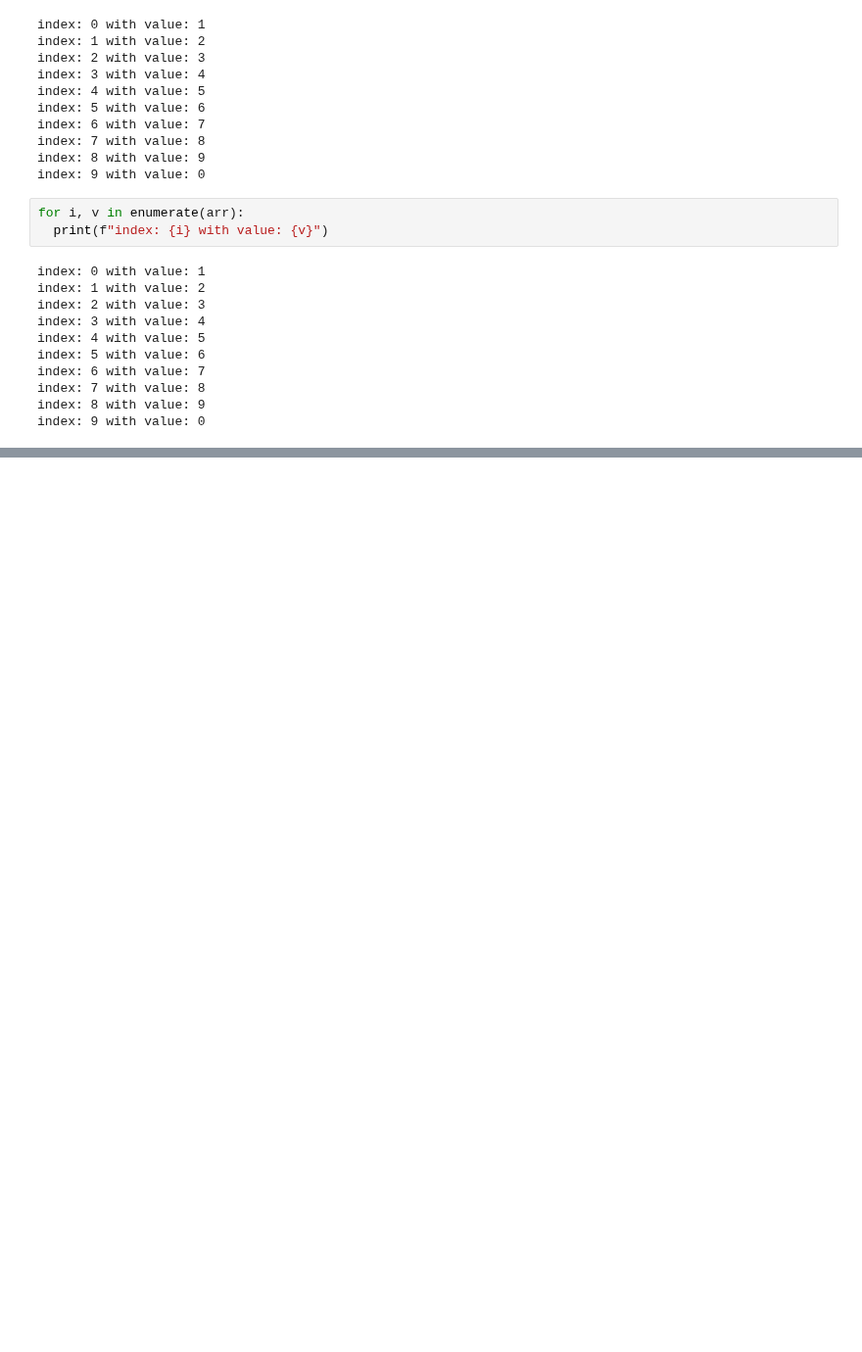
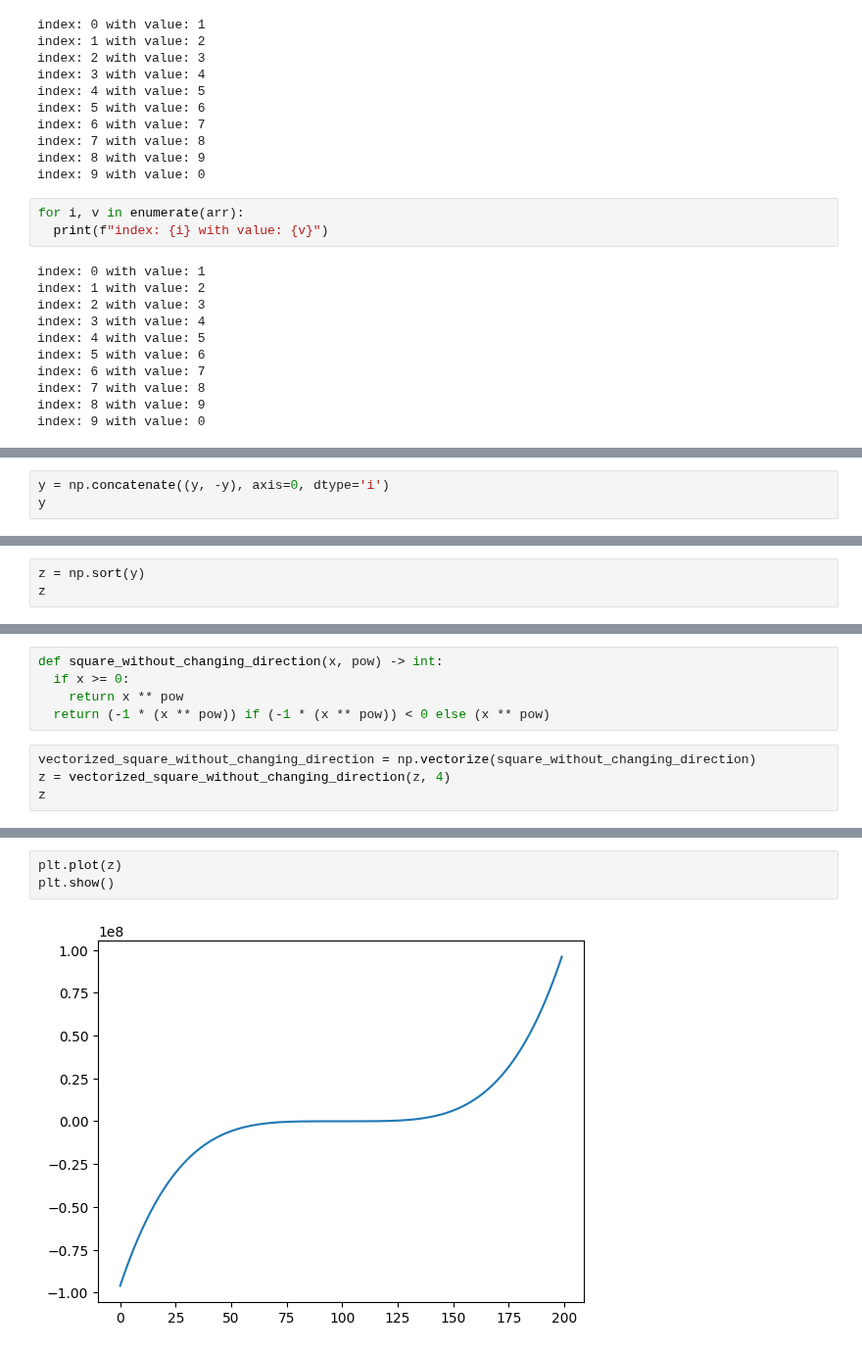
Before and after one commit to JarekMaleszyk/data-science-project-sandbox, a Jupyter notebook: NumPy_Coding_Demonstrations.ipynb, the cells around one changed output, grey strips where cells are left out. Shown at 98% size. Cells and saved outputs as stored; diff of their text form; blank space fills up the shorter version.

```diff
--- a/NumPy_Coding_Demonstrations.ipynb
+++ b/NumPy_Coding_Demonstrations.ipynb
@@ -107,0 +182,3 @@ index: 9 with value: 0
+# %%
+y = np.concatenate((y, -y), axis=0, dtype='i')
+y
@@ -107,0 +202,3 @@ index: 9 with value: 0
+# %%
+z = np.sort(y)
+z
@@ -107,0 +222,9 @@ index: 9 with value: 0
+# %%
+def square_without_changing_direction(x, pow) -> int:
+  if x >= 0:
+    return x ** pow
+  return (-1 * (x ** pow)) if (-1 * (x ** pow)) < 0 else (x ** pow)
+# %%
+vectorized_square_without_changing_direction = np.vectorize(square_without_changing_direction)
+z = vectorized_square_without_changing_direction(z, 4)
+z
@@ -107,0 +249,5 @@ index: 9 with value: 0
+# %%
+plt.plot(z)
+plt.show()
+# %% [output]
+[figure, added]
```
Also changed, not shown: parts of 14 cells of this notebook.
